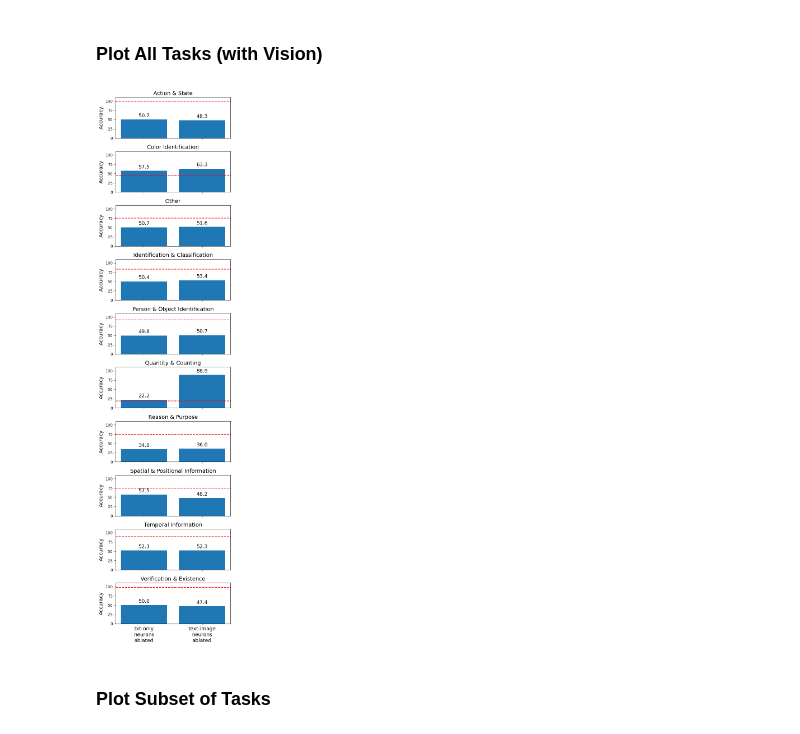
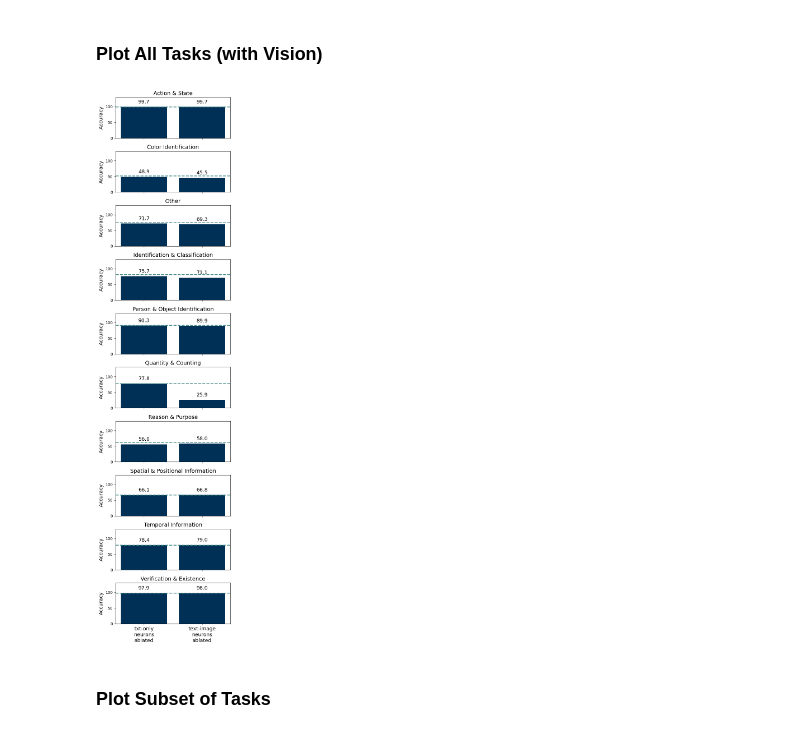
Before and after one commit to klerings/babylm_analysis, a Jupyter notebook: analyse_ablations.ipynb, the cells around one changed output. Saved outputs shown, nothing was run; the diff lists cells and outputs as text; code cells hidden in the pictures.

```diff
--- a/analyse_ablations.ipynb
+++ b/analyse_ablations.ipynb
@@ -5,7 +5,9 @@ import matplotlib.pyplot as plt
 import pandas as pd
 # %%
 task = "vqa"
-result_dir = f"results/ablation_top_neurons/{task}/{task}_git_1vd125_s1_e29_nall/"
+model_setting = "flamingo"
+#model_setting = "git_1vd125_s1_e29"
+result_dir = f"results/ablation_top_neurons/{task}/{task}_{model_setting}_nall/"
 result_dict = {}
 for file in os.listdir(result_dir):
         subtask = " ".join(file.split("_")[:-3])
@@ -86,6 +88,10 @@ vqa_tasks = {"person and object identification": "Person & Object Identification
 # %% [markdown]
 ### Plot Ablation Results for all Tasks
 # %%
+# colors
+bar_color = (0/255, 48/255, 86/255)
+line_color = (65/255, 137/255, 134/255)
+
 # Number of subplots
 num_plots = len(matrix.keys())
 cols = 2
@@ -106,8 +112,8 @@ for i, (key, inner_dict) in enumerate(matrix.items()):
             name = "txt-only\nneurons\nablated" if k == "noimg" else "text-image\nneurons\nablated"
             res[name] = v
     subtask_name = vqa_tasks[key.replace("_noimg","")]
-    bars = axes[i].bar(list(res.keys()), [v for v in res.values()], color="tab:blue")
-    axes[i].axhline(clean, color="r",linestyle="--")
+    bars = axes[i].bar(list(res.keys()), [v for v in res.values()], color=bar_color)
+    axes[i].axhline(clean, color=line_color,linestyle="--",linewidth=2)
     if "_noimg" in key:
         title = f"{subtask_name} (txt-only)"
     else:
@@ -178,8 +184,8 @@ for i, (key, inner_dict) in enumerate(vision_matrix.items()):
             name = "txt-only\nneurons\nablated" if k == "noimg" else "text-image\nneurons\nablated"
             res[name] = v
     subtask_name = vqa_tasks[key.replace("_noimg","")]
-    bars = axes[i].bar(list(res.keys()), [v for v in res.values()], color="tab:blue")
-    axes[i].axhline(clean, color="r",linestyle="--")
+    bars = axes[i].bar(list(res.keys()), [v for v in res.values()], color=bar_color)
+    axes[i].axhline(clean, color=line_color,linestyle="--",linewidth=2)
     if "_noimg" in key:
         title = f"{subtask_name} (txt-only)"
     else:
@@ -190,37 +196,39 @@ for i, (key, inner_dict) in enumerate(vision_matrix.items()):
 
     for bar in bars:
         height = bar.get_height()
+        a = 6 if model_setting == "flamingo" else 3
         axes[i].annotate(f'{height:.1f}',  # Format to 2 decimal places
                          xy=(bar.get_x() + bar.get_width() / 2, height),  # X and Y location
-                         xytext=(0, 3),  # Offset above bar
+                         xytext=(0, a),  # Offset above bar
                          textcoords="offset points",  # Coordinate system
                          ha='center', va='bottom', fontsize=13)  # Alignment
 
-    axes[i].set_ylim([0, 110])
+    ylim = 130 if model_setting == "flamingo" else 120
+    axes[i].set_ylim([0, ylim])
 
     # Show y-labels only on the left column (even indices)
     if i % cols == 0:
         axes[i].set_ylabel("Accuracy", fontsize=13)
     else:
         axes[i].set_ylabel('')  # Hide y-labels for the right column
         axes[i].tick_params(axis='y', which='both', left=False, labelsize=14)  # Hide y-ticks for the right column
         axes[i].set_yticklabels([])
 
     # Show x-labels only on the bottom row
     if i >= (rows - 1) * cols:
         axes[i].tick_params(axis='x', labelrotation=0, labelsize=13)  # Rotate x-axis labels if needed
     else:
         axes[i].tick_params(labelbottom=False)  # Hide x-axis labels for other rows
 
 # Hide any extra axes
 for j in range(i+1, len(axes)):
     fig.delaxes(axes[j])
 
 
 plt.tight_layout()
 plt.show()
 # %% [output]
-[figure, old version]
+[figure, new version]
 # %% [markdown]
 ### Plot Subset of Tasks
 # %%
```
Also changed, not shown: parts of 5 cells of this notebook, 3 other files.
